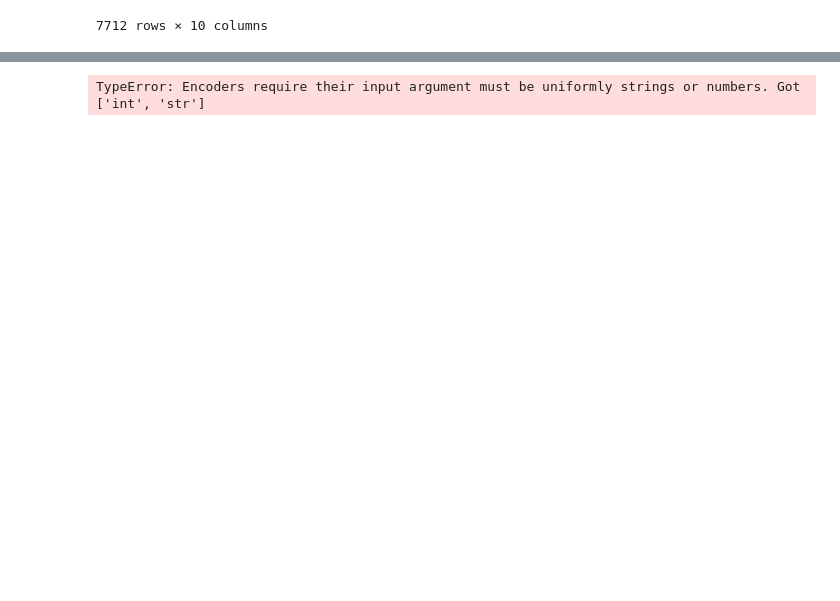
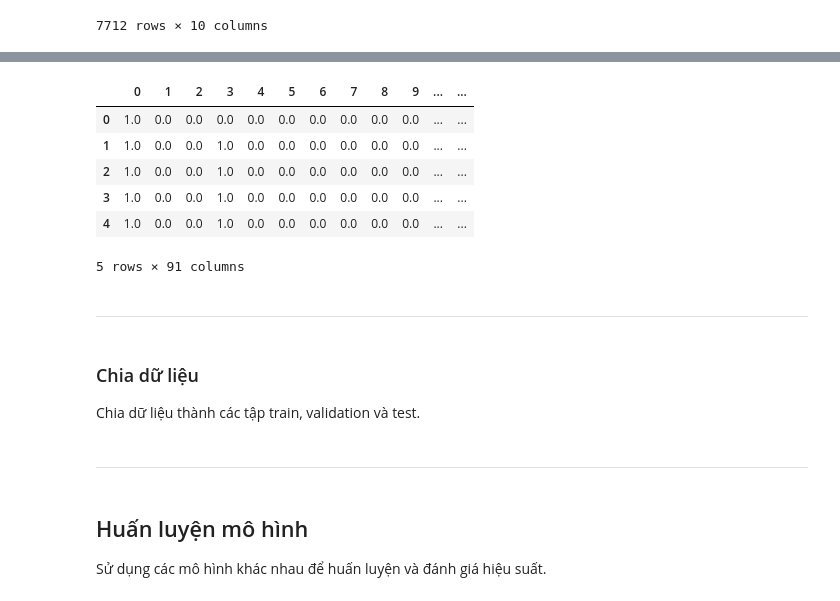
Before and after one commit to Le-AnV/group_7_final_python, a Jupyter notebook: notebooks/04_ML.ipynb, the cells around one changed output, grey strips where cells are left out. Cells and saved outputs as stored; diff of their text form; code cells hidden in the pictures; blank space fills up the shorter version.

```diff
--- a/notebooks/04_ML.ipynb
+++ b/notebooks/04_ML.ipynb
@@ -124,0 +130,11 @@ df[['year','university_code','program_type','major_code','subject_group_code','a
+# %%
+# Hàm chọn feature và label
+def select_features(df: pd.DataFrame, labels_columns: str = 'benchmark_score'):
+    return df.drop(columns=labels_columns)
+
+def select_labels(df, labels_columns: str = 'benchmark_score'):
+    return df[labels_columns]
+# %%
+# Tách feature và label
+features = select_features(df)
+labels = select_labels(df)
@@ -125,11 +156,19 @@ df[['year','university_code','program_type','major_code','subject_group_code','a
+# %%
+# Chuyển đổi kiểu dữ liệu cho các cột
+features[['year', 'major_code']] = \
+    features[['year', 'major_code']].astype('str')
+
+features[features.columns.to_list()] = \
+    features[features.columns.to_list()].astype('category')
 # %%
 from sklearn.compose import ColumnTransformer
 from sklearn.preprocessing import OneHotEncoder
 
-# Encode categorical attributes in x
+# Mã hóa các cột dạng category
 ct = ColumnTransformer(transformers=[
-    ('encoder', OneHotEncoder(), ['university_code', 'program_type', 'major_code', 'subject_group_code', 'admission_method'])
+    ('encoder', OneHotEncoder(), ['year', 'university_code', 'program_type', \
+                                 'major_code', 'subject_group_code', 'admission_method'])
 ], remainder='passthrough')
-x_encoded = ct.fit_transform(x)
+
+# Áp dụng mã hóa
+x_encoded = ct.fit_transform(features)
-# %% [output]
-TypeError: Encoders require their input argument must be uniformly strings or numbers. Got ['int', 'str']
@@ -143,0 +175,18 @@ x['year'] = label_encoder.fit_transform(x['year'])
+# %%
+x_dense = x_encoded.toarray()
+df_encoded = pd.DataFrame(x_dense)
+
+df_encoded.head()
+# %% [output]
+|  | 0 | 1 | 2 | 3 | 4 | 5 | 6 | 7 | 8 | 9 | ... | ... |
+| 0 | 1.0 | 0.0 | 0.0 | 0.0 | 0.0 | 0.0 | 0.0 | 0.0 | 0.0 | 0.0 | ... | ... |
+| 1 | 1.0 | 0.0 | 0.0 | 1.0 | 0.0 | 0.0 | 0.0 | 0.0 | 0.0 | 0.0 | ... | ... |
+| 2 | 1.0 | 0.0 | 0.0 | 1.0 | 0.0 | 0.0 | 0.0 | 0.0 | 0.0 | 0.0 | ... | ... |
+| 3 | 1.0 | 0.0 | 0.0 | 1.0 | 0.0 | 0.0 | 0.0 | 0.0 | 0.0 | 0.0 | ... | ... |
+| 4 | 1.0 | 0.0 | 0.0 | 1.0 | 0.0 | 0.0 | 0.0 | 0.0 | 0.0 | 0.0 | ... | ... |
+5 rows × 91 columns
+# %% [markdown]
+---
+# %% [markdown]
+### Chia dữ liệu
+Chia dữ liệu thành các tập train, validation và test.
@@ -143,0 +210,5 @@ x['year'] = label_encoder.fit_transform(x['year'])
+# %% [markdown]
+---
+# %% [markdown]
+## Huấn luyện mô hình
+Sử dụng các mô hình khác nhau để huấn luyện và đánh giá hiệu suất.
```
Also changed, not shown: parts of 43 cells of this notebook, 4 other files.
